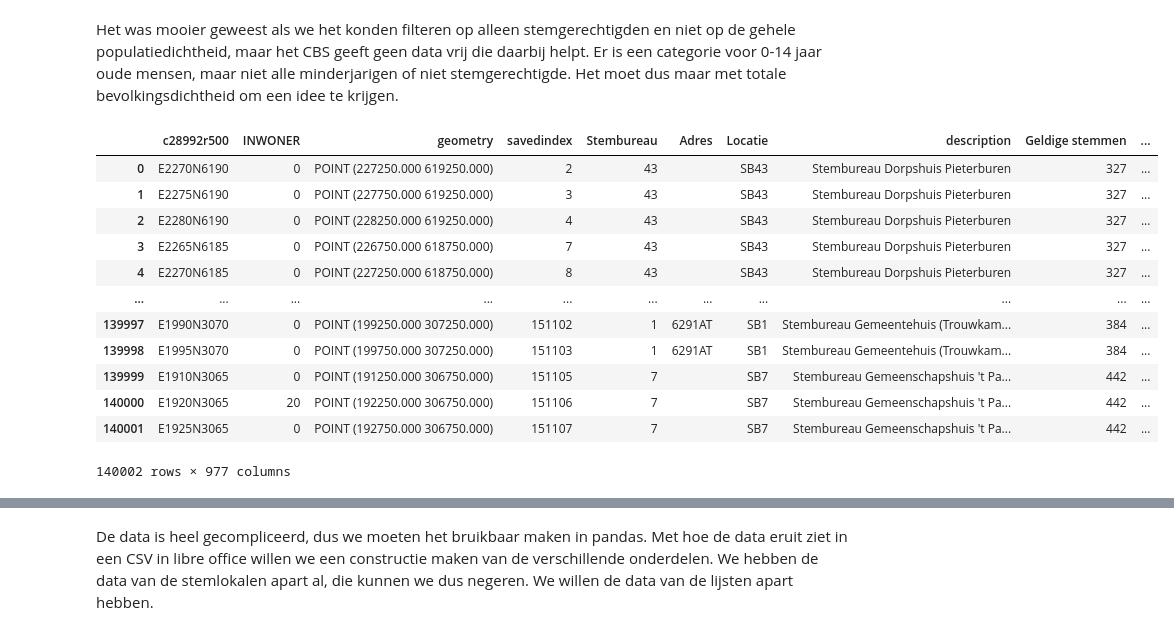
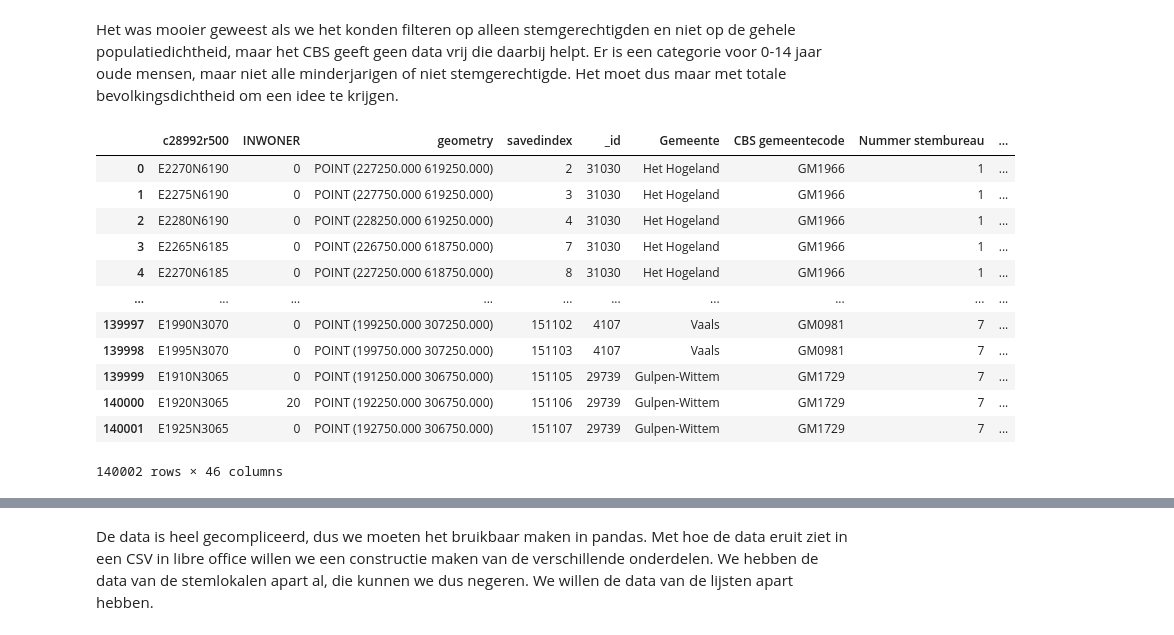
Before and after one commit to openstate/stembureau-meting, a Jupyter notebook: jupyter/stembureau_data.ipynb, the cells around one changed output, grey strips where cells are left out. Saved outputs shown, nothing was run; the diff lists cells and outputs as text; code cells hidden in the pictures.

```diff
--- a/jupyter/stembureau_data.ipynb
+++ b/jupyter/stembureau_data.ipynb
@@ -139,0 +176,6 @@ print(df_geojson_clean)
+# %%
+
+gdf_wims = gpd.GeoDataFrame(
+    df_wims, geometry=gpd.points_from_xy(df_wims.Longitude, df_wims.Latitude)).set_crs(epsg=4326, inplace=True)
+
+gdf_wims
@@ -391,24 +457,24 @@ Het was mooier geweest als we het konden filteren op alleen stemgerechtigden en
 # %%
 nl_map_dst_zero_points["INWONER"].mask(nl_map_dst_zero_points["INWONER"] == -99997, 0, inplace=True)
 nl_map_dst_zero_points.head()
-df_nearest_zero = ckdnearest(nl_map_dst_zero_points.to_crs(epsg=28992), df_geojson_clean.to_crs(epsg=28992))
+df_nearest_zero = ckdnearest(nl_map_dst_zero_points.to_crs(epsg=28992), gdf_wims.to_crs(epsg=28992))
 df_nearest_zero["INWONER"].dropna()
 df_nearest_zero["dist"].dropna()
 df_nearest_zero
 # %% [output]
-|  | c28992r500 | INWONER | geometry | savedindex | Stembureau | Adres | Locatie | description | Geldige stemmen | ... |
-| 0 | E2270N6190 | 0 | POINT (227250.000 619250.000) | 2 | 43 |  | SB43 | Stembureau Dorpshuis Pieterburen | 327 | ... |
-| 1 | E2275N6190 | 0 | POINT (227750.000 619250.000) | 3 | 43 |  | SB43 | Stembureau Dorpshuis Pieterburen | 327 | ... |
-| 2 | E2280N6190 | 0 | POINT (228250.000 619250.000) | 4 | 43 |  | SB43 | Stembureau Dorpshuis Pieterburen | 327 | ... |
-| 3 | E2265N6185 | 0 | POINT (226750.000 618750.000) | 7 | 43 |  | SB43 | Stembureau Dorpshuis Pieterburen | 327 | ... |
-| 4 | E2270N6185 | 0 | POINT (227250.000 618750.000) | 8 | 43 |  | SB43 | Stembureau Dorpshuis Pieterburen | 327 | ... |
-| ... | ... | ... | ... | ... | ... | ... | ... | ... | ... | ... |
-| 139997 | E1990N3070 | 0 | POINT (199250.000 307250.000) | 151102 | 1 | 6291AT | SB1 | Stembureau Gemeentehuis (Trouwkam... | 384 | ... |
-| 139998 | E1995N3070 | 0 | POINT (199750.000 307250.000) | 151103 | 1 | 6291AT | SB1 | Stembureau Gemeentehuis (Trouwkam... | 384 | ... |
-| 139999 | E1910N3065 | 0 | POINT (191250.000 306750.000) | 151105 | 7 |  | SB7 | Stembureau Gemeenschapshuis 't Pa... | 442 | ... |
-| 140000 | E1920N3065 | 20 | POINT (192250.000 306750.000) | 151106 | 7 |  | SB7 | Stembureau Gemeenschapshuis 't Pa... | 442 | ... |
-| 140001 | E1925N3065 | 0 | POINT (192750.000 306750.000) | 151107 | 7 |  | SB7 | Stembureau Gemeenschapshuis 't Pa... | 442 | ... |
+|  | c28992r500 | INWONER | geometry | savedindex | _id | Gemeente | CBS gemeentecode | Nummer stembureau | ... |
+| 0 | E2270N6190 | 0 | POINT (227250.000 619250.000) | 2 | 31030 | Het Hogeland | GM1966 | 1 | ... |
+| 1 | E2275N6190 | 0 | POINT (227750.000 619250.000) | 3 | 31030 | Het Hogeland | GM1966 | 1 | ... |
+| 2 | E2280N6190 | 0 | POINT (228250.000 619250.000) | 4 | 31030 | Het Hogeland | GM1966 | 1 | ... |
+| 3 | E2265N6185 | 0 | POINT (226750.000 618750.000) | 7 | 31030 | Het Hogeland | GM1966 | 1 | ... |
+| 4 | E2270N6185 | 0 | POINT (227250.000 618750.000) | 8 | 31030 | Het Hogeland | GM1966 | 1 | ... |
+| ... | ... | ... | ... | ... | ... | ... | ... | ... | ... |
+| 139997 | E1990N3070 | 0 | POINT (199250.000 307250.000) | 151102 | 4107 | Vaals | GM0981 | 7 | ... |
+| 139998 | E1995N3070 | 0 | POINT (199750.000 307250.000) | 151103 | 4107 | Vaals | GM0981 | 7 | ... |
+| 139999 | E1910N3065 | 0 | POINT (191250.000 306750.000) | 151105 | 29739 | Gulpen-Wittem | GM1729 | 7 | ... |
+| 140000 | E1920N3065 | 20 | POINT (192250.000 306750.000) | 151106 | 29739 | Gulpen-Wittem | GM1729 | 7 | ... |
+| 140001 | E1925N3065 | 0 | POINT (192750.000 306750.000) | 151107 | 29739 | Gulpen-Wittem | GM1729 | 7 | ... |
-140002 rows × 977 columns
+140002 rows × 46 columns
 # %%
 df_nearest.sort_values(by=['dist'], inplace=True)
 df_nearest
```
Also changed, not shown: parts of 24 cells of this notebook, 3 other files.
